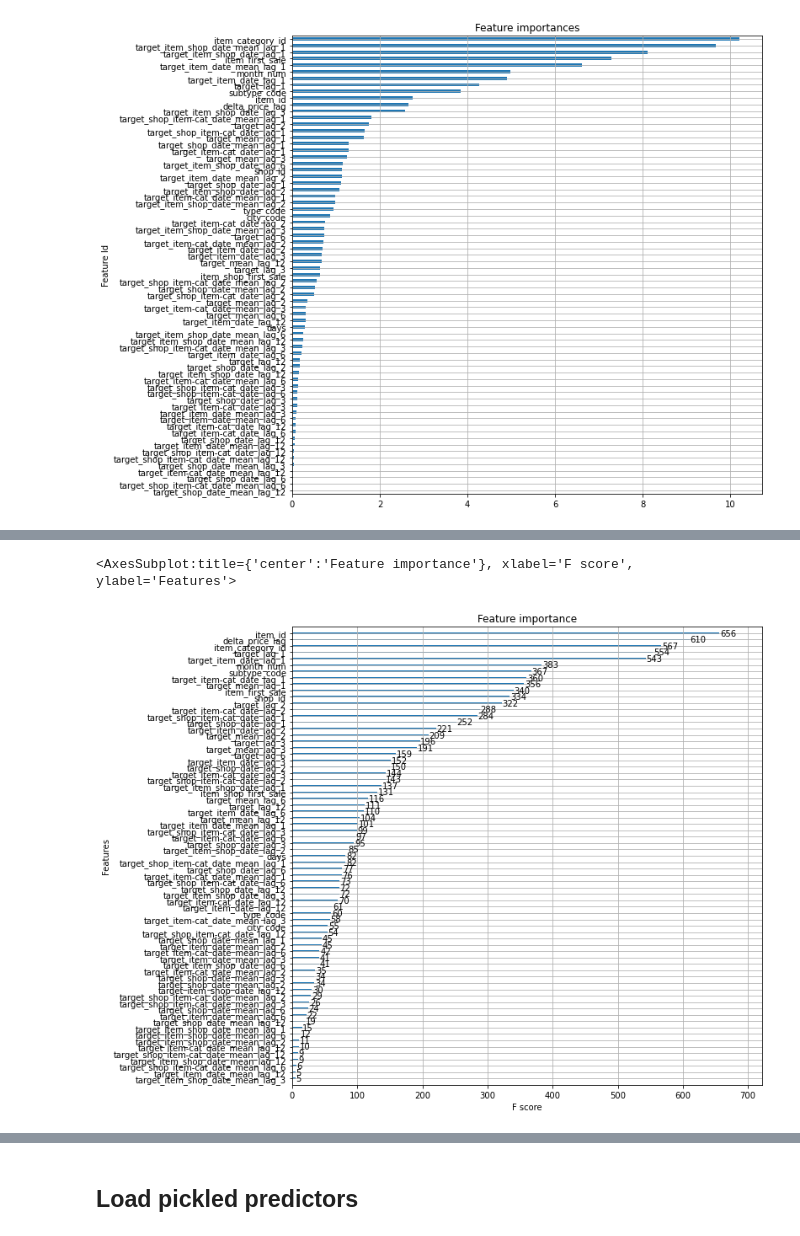
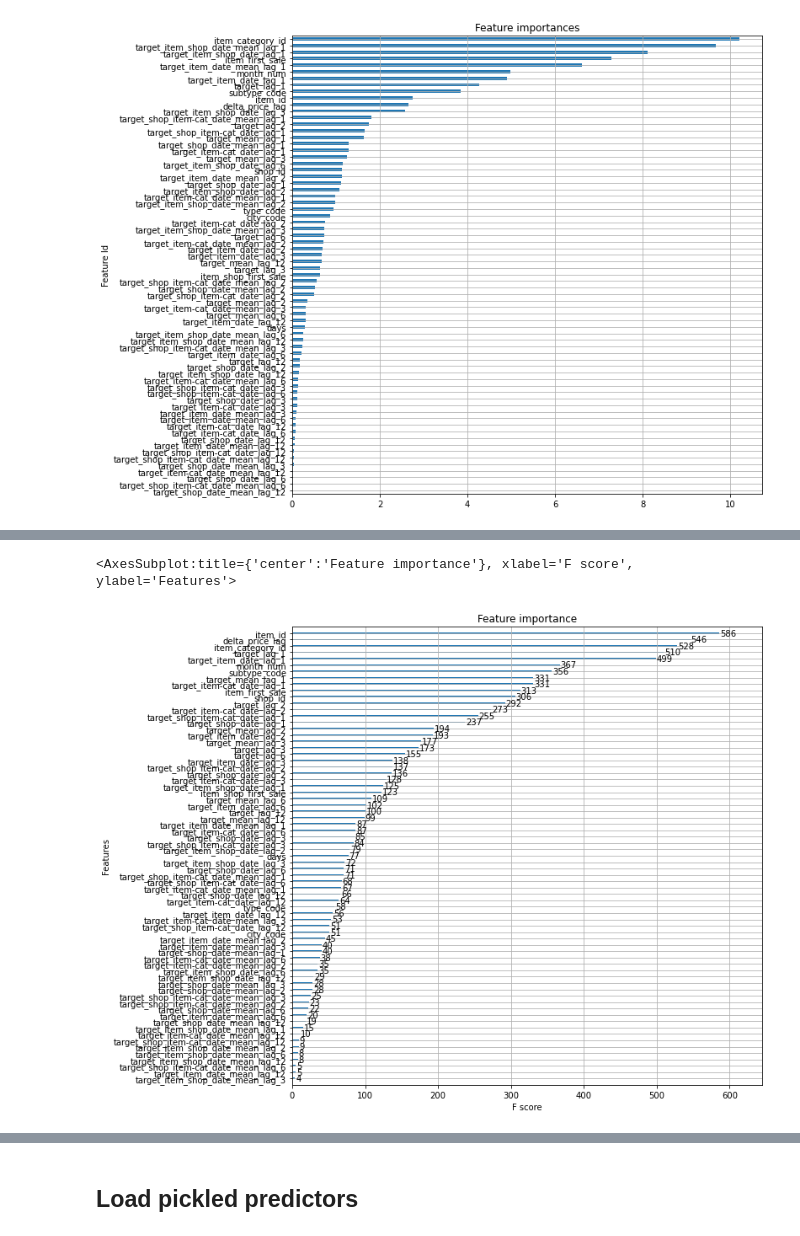
Before and after one commit to ddmitry80/coursera_how_to_win_kaggle, a Jupyter notebook: Final_project/simple_ensemble.ipynb, the cells around one changed output, grey strips where cells are left out. Cells and saved outputs as stored; diff of their text form; code cells hidden in the pictures.

```diff
--- a/Final_project/simple_ensemble.ipynb
+++ b/Final_project/simple_ensemble.ipynb
@@ -146,23 +151,30 @@ print('Test RMSE LogReg is %f' % np.sqrt(mean_squared_error(y_test, pred_lor)))
 And the we run *LightGBM*.
 # %%
 %%time
-# LightGGM
+# LightGBM
 model_lgb = lgb.LGBMRegressor(
     n_estimators=1000,
     n_jobs=-1,
     objective='mse',
     random_state=17
 )
-model_lgb.fit(X_train, y_train,
-              eval_set=(X_test, y_test),
-              early_stopping_rounds=100,
-              verbose=100)
+
+model_lgb.fit(
+    X_train, y_train,
+    eval_set=(X_test, y_test),
+    early_stopping_rounds=100,
+    verbose=100
+)
 pred_lgb = model_lgb.predict(X_test)
 
 print('\nTest R-squared for LightGBM is %f' % r2_score(y_test, pred_lgb))
 print('Test RMSE LightGBM is %f' % np.sqrt(mean_squared_error(y_test, pred_lgb)))
 print()
 
+# Save model to disk
+if save_models:
+    pickle.dump(model_lgb, open('data/sa-model_lgb.pkl', "wb"))
+
 # Plot LightGBM features importance
 fig, ax = plt.subplots(1,1,figsize=(10, 10))
 lgb.plot_importance(booster=model_lgb, ax=ax)
@@ -242,25 +268,34 @@ if save_models:
 # %%
 %%time
-# XGBM
-model_xgb = xgb.XGBRegressor(n_jobs=4,
-                            random_state=17,
-                            max_depth=8,
-                            n_estimators=1000,
-                            min_child_weight=300,
-                            colsample_bytree=0.8,
-                            subsample=0.8,
-                            eta=0.3)
-model_xgb.fit(X_train, y_train,
-              eval_set=[(X_train, y_train), (X_test, y_test)],
-              eval_metric="rmse",
-              verbose=10,
-              early_stopping_rounds = 30)
+# xgboost
+model_xgb = xgb.XGBRegressor(
+    n_jobs=4,
+    random_state=17,
+    max_depth=8,
+    n_estimators=1000,
+    min_child_weight=300,
+    colsample_bytree=0.8,
+    subsample=0.8,
+    eta=0.3,
+)
+
+model_xgb.fit(
+    X_train, y_train,
+    eval_set=[(X_train, y_train), (X_test, y_test)],
+    eval_metric="rmse",
+    verbose=5,
+    early_stopping_rounds = 20
+)
 pred_xgb = model_xgb.predict(X_test)
 
 print('\nTest R-squared for XGBoost is %f' % r2_score(y_test, pred_xgb))
 print('Test RMSE XGBoost is %f' % np.sqrt(mean_squared_error(y_test, pred_xgb)))
 print()
 
+# Save model to disk
+if save_models:
+    pickle.dump(model_xgb, open('data/sa-model_xgb.pkl', "wb"))
+
 # Plot XGBoost features importance
 fig, ax = plt.subplots(1,1,figsize=(10, 10))
 xgb.plot_importance(booster=model_xgb, ax=ax)
@@ -285,2 +320,2 @@ Wall time: 39min 42s
 <AxesSubplot:title={'center':'Feature importance'}, xlabel='F score', ylabel='Features'>
-[figure, old version]
+[figure, new version]
```
Also changed, not shown: parts of 34 cells of this notebook, 1 other file.
